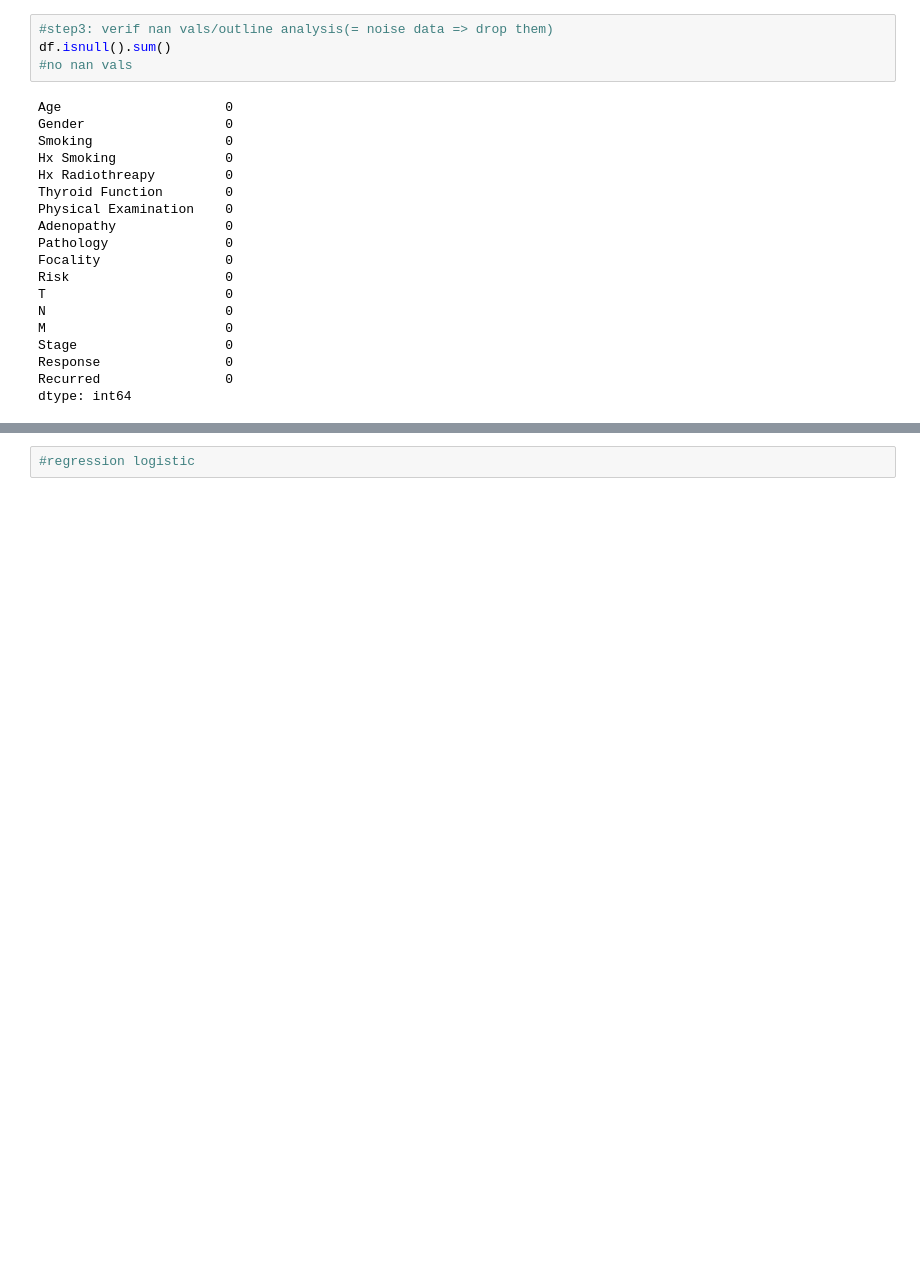
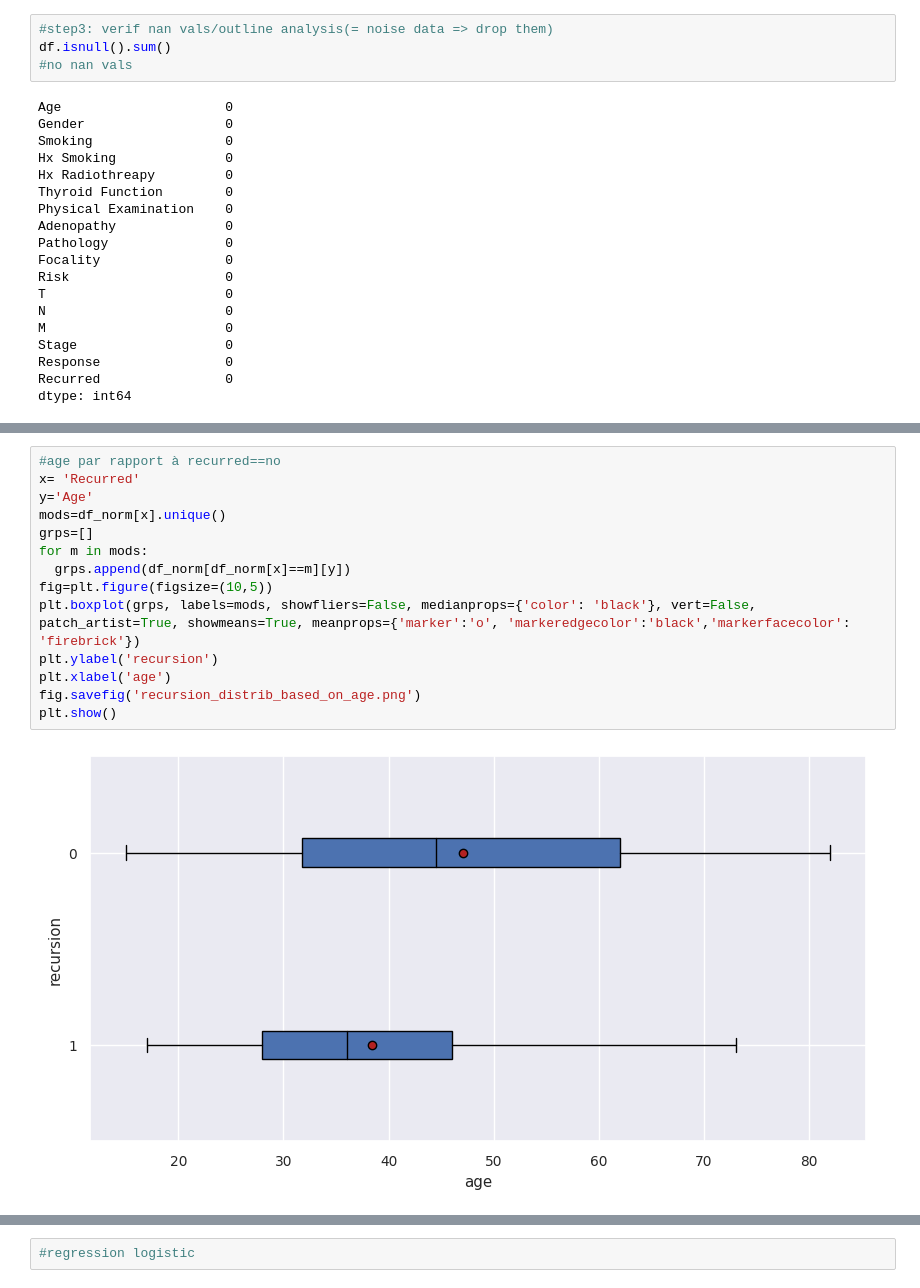
Before and after one commit to Meyyaou/pythondaily, a Jupyter notebook: STEP3-Visualisation/AnalysisDataProject.ipynb, the cells around one changed output, grey strips where cells are left out. Cells and saved outputs as stored; diff of their text form; blank space fills up the shorter version.

```diff
--- a/STEP3-Visualisation/AnalysisDataProject.ipynb
+++ b/STEP3-Visualisation/AnalysisDataProject.ipynb
@@ -136,0 +112,16 @@ plt.show()
+# %%
+#age par rapport à recurred==no
+x= 'Recurred'
+y='Age'
+mods=df_norm[x].unique()
+grps=[]
+for m in mods:
+  grps.append(df_norm[df_norm[x]==m][y])
+fig=plt.figure(figsize=(10,5))
+plt.boxplot(grps, labels=mods, showfliers=False, medianprops={'color': 'black'}, vert=False, patch_artist=True, showmeans=True, meanprops={'marker':'o', 'markeredgecolor':'black','markerfacecolor': 'firebrick'})
+plt.ylabel('recursion')
+plt.xlabel('age')
+fig.savefig('recursion_distrib_based_on_age.png')
+plt.show()
+# %% [output]
+[figure, added]
```
Also changed, not shown: parts of 8 cells of this notebook.
